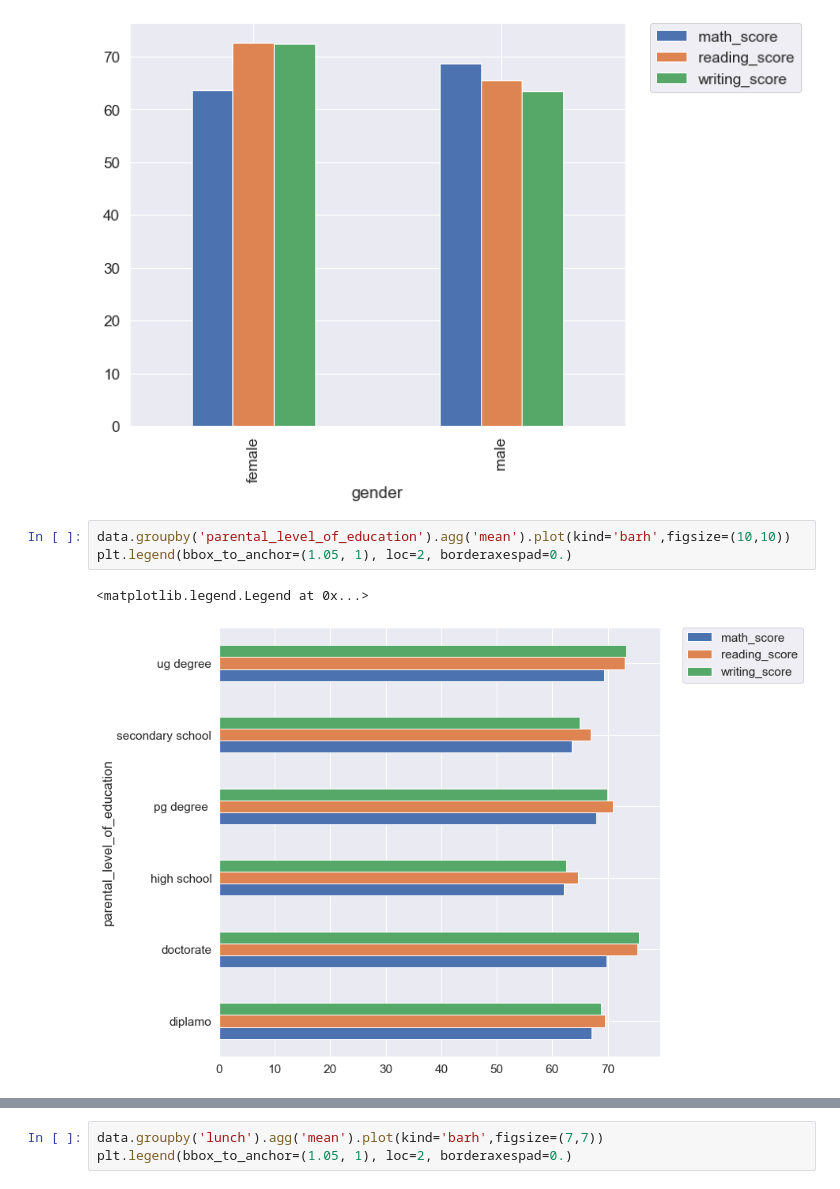
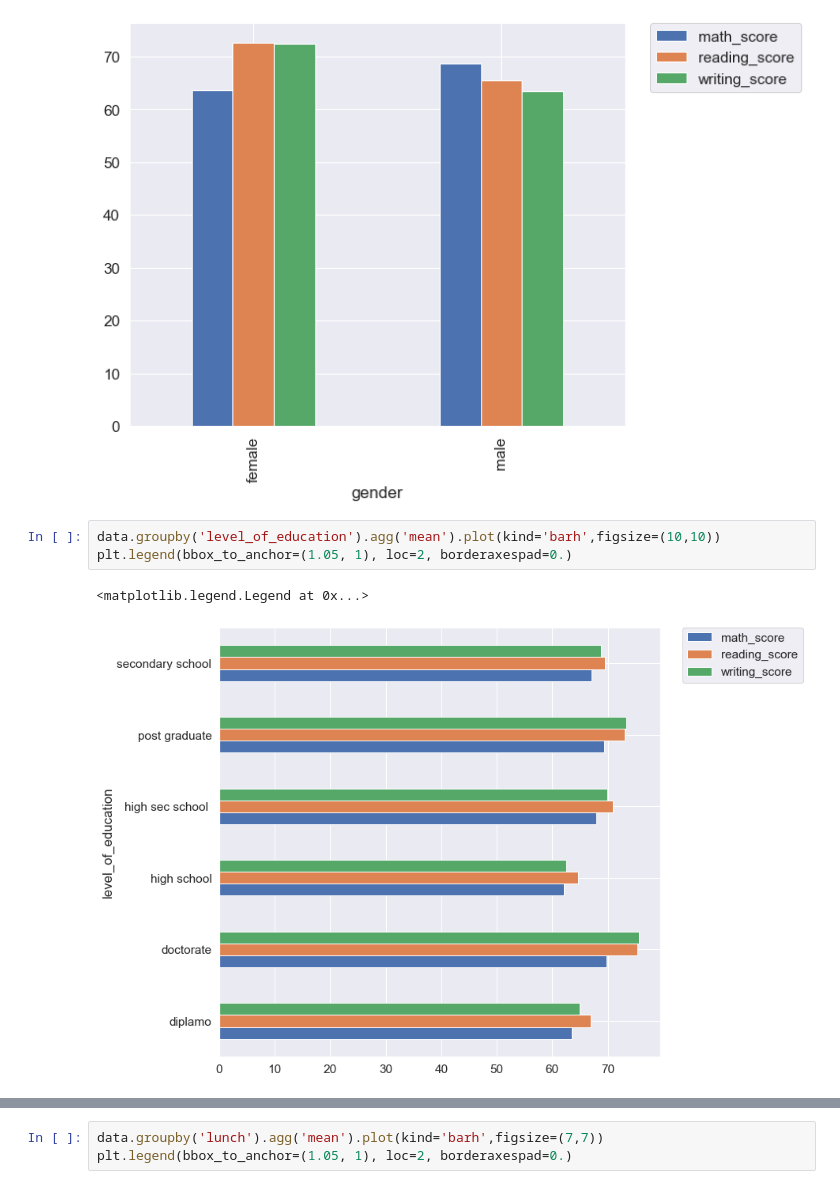
Before and after one commit to mohanrajreese/Students-Performence-Analyzer, a Jupyter notebook: main.ipynb, the cells around one changed output, grey strips where cells are left out. Drawn from its saved outputs; the diff is of its cells as text.

```diff
--- a/main.ipynb
+++ b/main.ipynb
@@ -144,9 +144,9 @@ plt.legend(bbox_to_anchor=(1.05, 1), loc=2, borderaxespad=0.)
 <matplotlib.legend.Legend at 0x...>
 [figure]
 # %%
-data.groupby('parental_level_of_education').agg('mean').plot(kind='barh',figsize=(10,10))
+data.groupby('level_of_education').agg('mean').plot(kind='barh',figsize=(10,10))
 plt.legend(bbox_to_anchor=(1.05, 1), loc=2, borderaxespad=0.)
 # %% [output]
 <matplotlib.legend.Legend at 0x...>
-[figure, old version]
+[figure, new version]
 # %%
```
Also changed, not shown: parts of 8 cells of this notebook, 1 other file.
